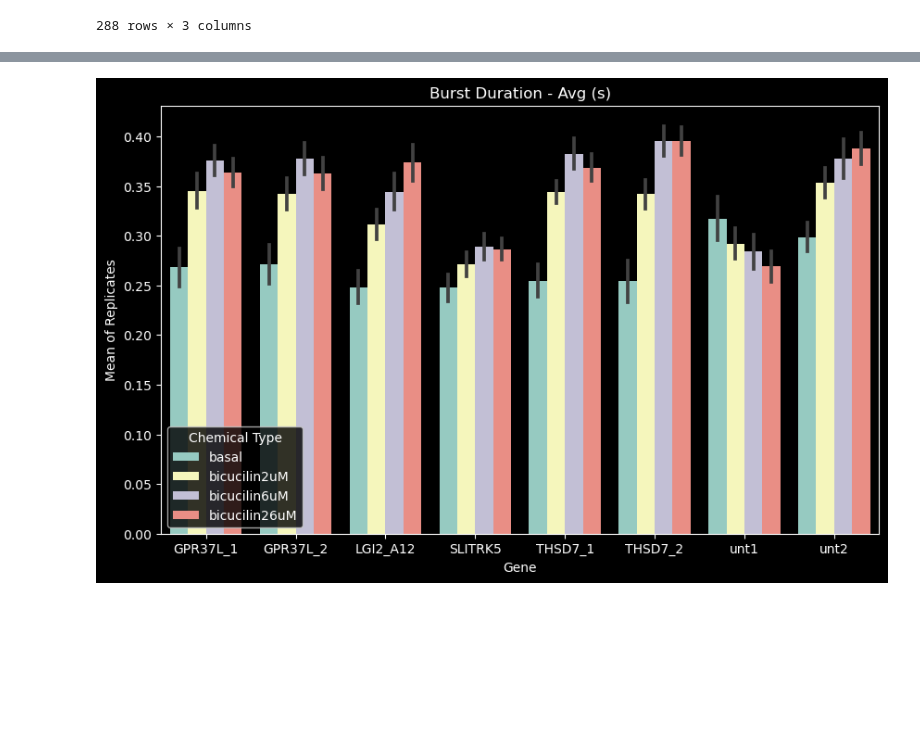
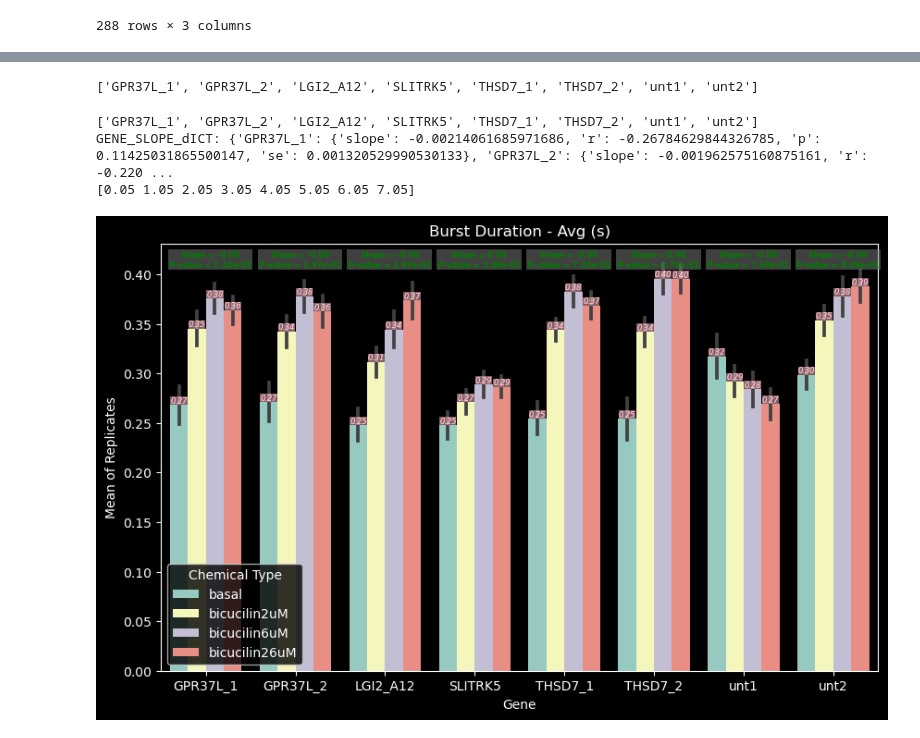
Before and after one commit to poojaparameswaran99/MEA_analysis, a Jupyter notebook: analysis/two_way_ANOVA_test.ipynb, the cells around one changed output, grey strips where cells are left out. Saved outputs shown, nothing was run; the diff lists cells and outputs as text; code cells hidden in the pictures; blank space fills up the shorter version.

```diff
--- a/two_way_ANOVA_test.ipynb
+++ b/analysis/two_way_ANOVA_test.ipynb
@@ -327,3 +391,24 @@ compute_slope(TestParams_dict['Network Burst Duration - Avg (sec)'])
+# %%
+# Sample DataFrame
+
+# Use the 'border' property in CSS to add lines.
+styles = [
+    dict(selector="th", props=[("border", "1px solid black")]),
+    dict(selector="td", props=[("border", "1px solid gray")]),
+    dict(selector="th.col_heading",
+         props=[("border-right", "2px solid black"),
+                ("border-bottom", "2px solid black")]),
+    dict(selector="th.row_heading",
+         props=[("border-right", "2px solid black"),
+                ("border-bottom", "2px solid black")]),
+    # Add more selectors for specific borders as needed
+]
+
+html = nf.style.set_table_styles(styles).render()
+
+# Save the HTML to a file
+with open('styled.html', 'w') as f:
+    f.write(html)
 # %%
 def add_barlabels(ax, bar_width=0.35):
         # Iterate through the patches (bars) in the Axes object
@@ -471,31 +477,56 @@ ind3        sub1           0.02  20.0   0.04  25.0
+# %%
+import itertools
+
+def compute_slope(testparam_df):
+    genes = list(testparam_df['Gene'].unique())
+    print(genes)
+    gene_data_dict = {gene: [] for gene in genes}
+    gene_slope_dict = {gene: float for gene in genes}
+    for gene, perturb in itertools.product(testparam_df['Gene'].unique(), testparam_df['Chemical_Type'].unique()):
+        mask = testparam_df['Gene'].str.contains(gene) & testparam_df['Chemical_Type'].str.contains(perturb)
+        gene_data_dict[gene] = testparam_df[mask]['Value'].tolist()
+        slope, intercept, r, p, se = linregress(np.arange(len(gene_data_dict[gene])), gene_data_dict[gene])
+        gene_slope_dict[gene] = {"slope":slope, "r":r, "p":p, "se":se}
+    return gene_slope_dict
+
+trial = compute_slope(TestParams_dict['Network Burst Duration - Avg (sec)'])
+# %% [output]
+['GPR37L_1', 'GPR37L_2', 'LGI2_A12', 'SLITRK5', 'THSD7_1', 'THSD7_2', 'unt1', 'unt2']
 # %%
-def create_bar_chart(testparameter, df, show_barlabels = False, control_var="unt2"):
+def create_bar_chart(testparameter, df, show_barlabels = True, control_var="unt2"):
     bar_width=0.20
     plt.figure(figsize=(10, 6)) # Adjust the size as needed
     # Create a bar plot
     ax = sns.barplot(x='Gene', y='Value', hue='Chemical_Type', data=df, errorbar='se')
 
     plt.title(f"{testparameter}")
     plt.xlabel('Gene')
     plt.ylabel('Mean of Replicates')
     plt.legend(title='Chemical Type')
     if show_barlabels:
         add_barlabels(ax)
     gene_slope_dict = compute_slope(df)
+    print(f"GENE_SLOPE_dICT: {gene_slope_dict}")
+    if show_barlabels:
+        add_barlabels(ax)  # This function needs to be defined elsewhere
+    add_slope_labels(ax, df, gene_slope_dict, bar_width)  # Adding slope labels to the plot
     # add_slope_labels(genes, chem_mean_dict, axs, gene_slope_dict)
     # plt.tight_layout()
     # save_figfile = f"ANOVA_plots/{plate_type}_ANOVAtest/{testparameter}"
     # ensure_dirs_exists(save_figfile)
     # plt.savefig(save_figfile)
     # plt.show()
     return
 
 for test_param, table in TestParams_dict.items():
     if table['Chemical_Type'].nunique() > 1:
         if test_param == "Burst Duration - Avg (s)":
             create_bar_chart(test_param, table)
 # %% [output]
+['GPR37L_1', 'GPR37L_2', 'LGI2_A12', 'SLITRK5', 'THSD7_1', 'THSD7_2', 'unt1', 'unt2']
+GENE_SLOPE_dICT: {'GPR37L_1': {'slope': -0.00214061685971686, 'r': -0.26784629844326785, 'p': 0.11425031865500147, 'se': 0.001320529990530133}, 'GPR37L_2': {'slope': -0.001962575160875161, 'r': -0.220 ...
+[0.05 1.05 2.05 3.05 4.05 5.05 6.05 7.05]
-[figure, old version]
+[figure, new version]
 # %%
 def calculate_Tukeys(testparameter, df, show_barlabels = False, control_var="unt2"):
     ## Perform Tukey's HSD test
```
Also changed, not shown: parts of 9 cells of this notebook, 1 other file.
